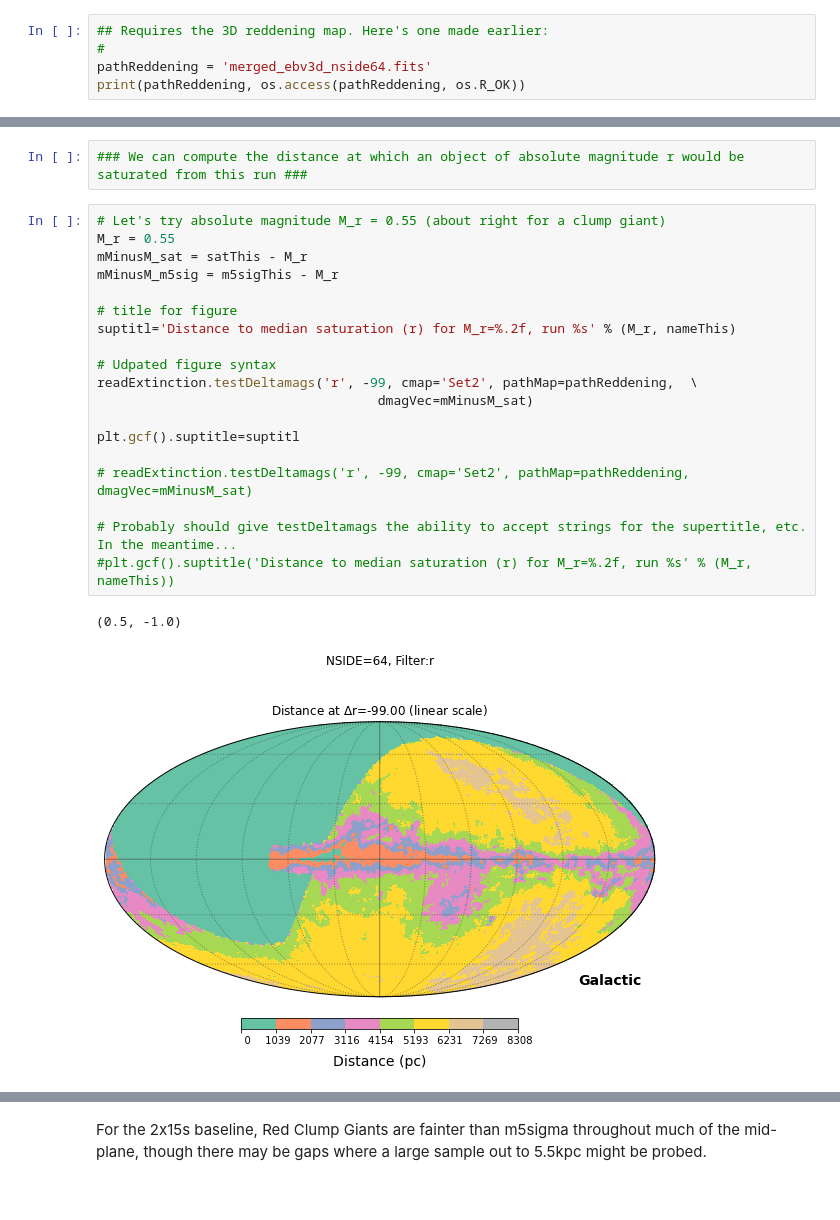
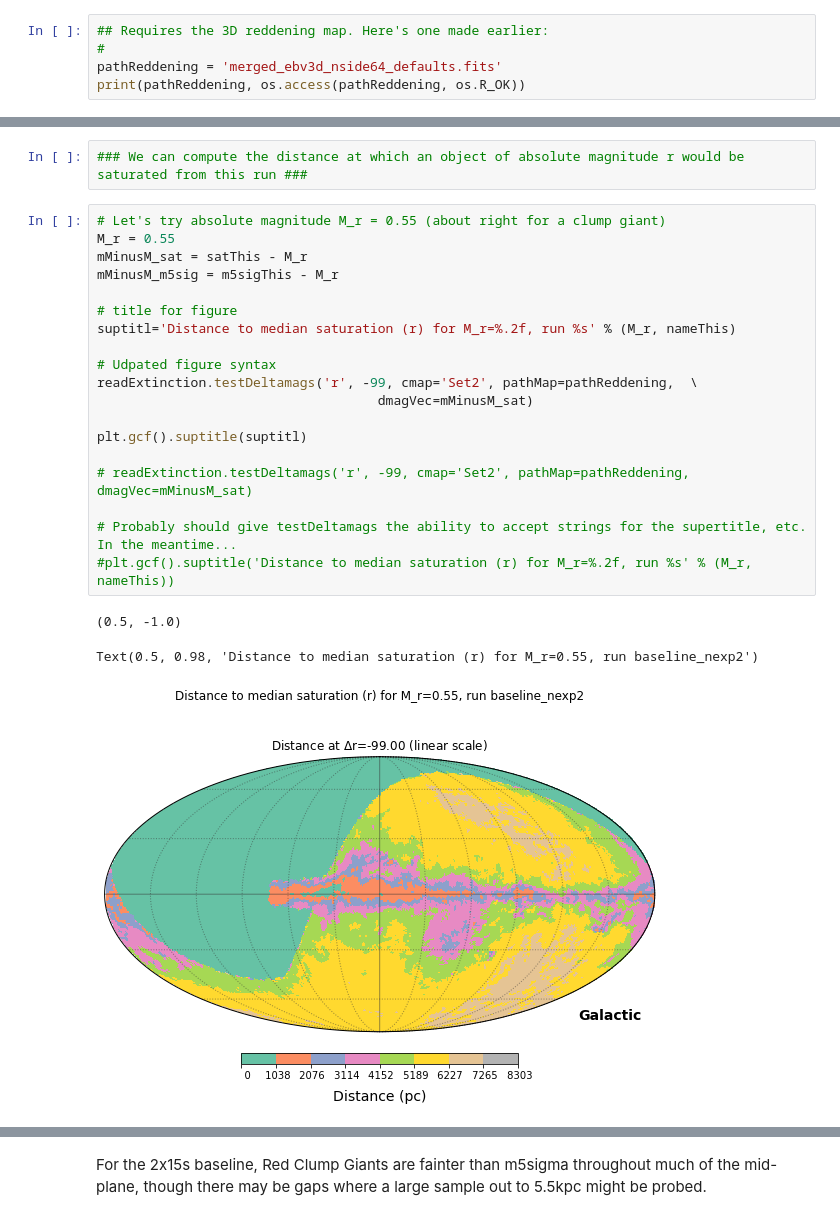
Before and after one commit to ebellm/rubinCadenceScratchWIC, a Jupyter notebook: jupyter/2021-04-06_tryExtinction3D.ipynb, the cells around one changed output, grey strips where cells are left out. Saved outputs shown, nothing was run; the diff lists cells and outputs as text.

Commit message:
Updated extinction3D notebook with updated default EBV map

```diff
--- a/jupyter/2021-04-06_tryExtinction3D.ipynb
+++ b/jupyter/2021-04-06_tryExtinction3D.ipynb
@@ -168,6 +168,6 @@ import readExtinction
 # %%
 ## Requires the 3D reddening map. Here's one made earlier:
 #
-pathReddening = 'merged_ebv3d_nside64.fits'
+pathReddening = 'merged_ebv3d_nside64_defaults.fits'
 print(pathReddening, os.access(pathReddening, os.R_OK))
 # %% [output]
@@ -459,25 +452,26 @@ print(m5sigThis)
 # %%
 # Let's try absolute magnitude M_r = 0.55 (about right for a clump giant)
 M_r = 0.55
 mMinusM_sat = satThis - M_r
 mMinusM_m5sig = m5sigThis - M_r
 
 # title for figure
 suptitl='Distance to median saturation (r) for M_r=%.2f, run %s' % (M_r, nameThis)
 
 # Udpated figure syntax
 readExtinction.testDeltamags('r', -99, cmap='Set2', pathMap=pathReddening,  \
                                     dmagVec=mMinusM_sat)
 
-plt.gcf().suptitle=suptitl
+plt.gcf().suptitle(suptitl)
 
 # readExtinction.testDeltamags('r', -99, cmap='Set2', pathMap=pathReddening, dmagVec=mMinusM_sat)
 
 # Probably should give testDeltamags the ability to accept strings for the supertitle, etc. In the meantime...
 #plt.gcf().suptitle('Distance to median saturation (r) for M_r=%.2f, run %s' % (M_r, nameThis))
 # %% [output]
 (0.5, -1.0)
+Text(0.5, 0.98, 'Distance to median saturation (r) for M_r=0.55, run baseline_nexp2')
-[figure, old version]
+[figure, new version]
 # %%
 # ... or, what about detections in u-band?
 M_u = 2.87
```
Also changed, not shown: parts of 7 cells of this notebook.
